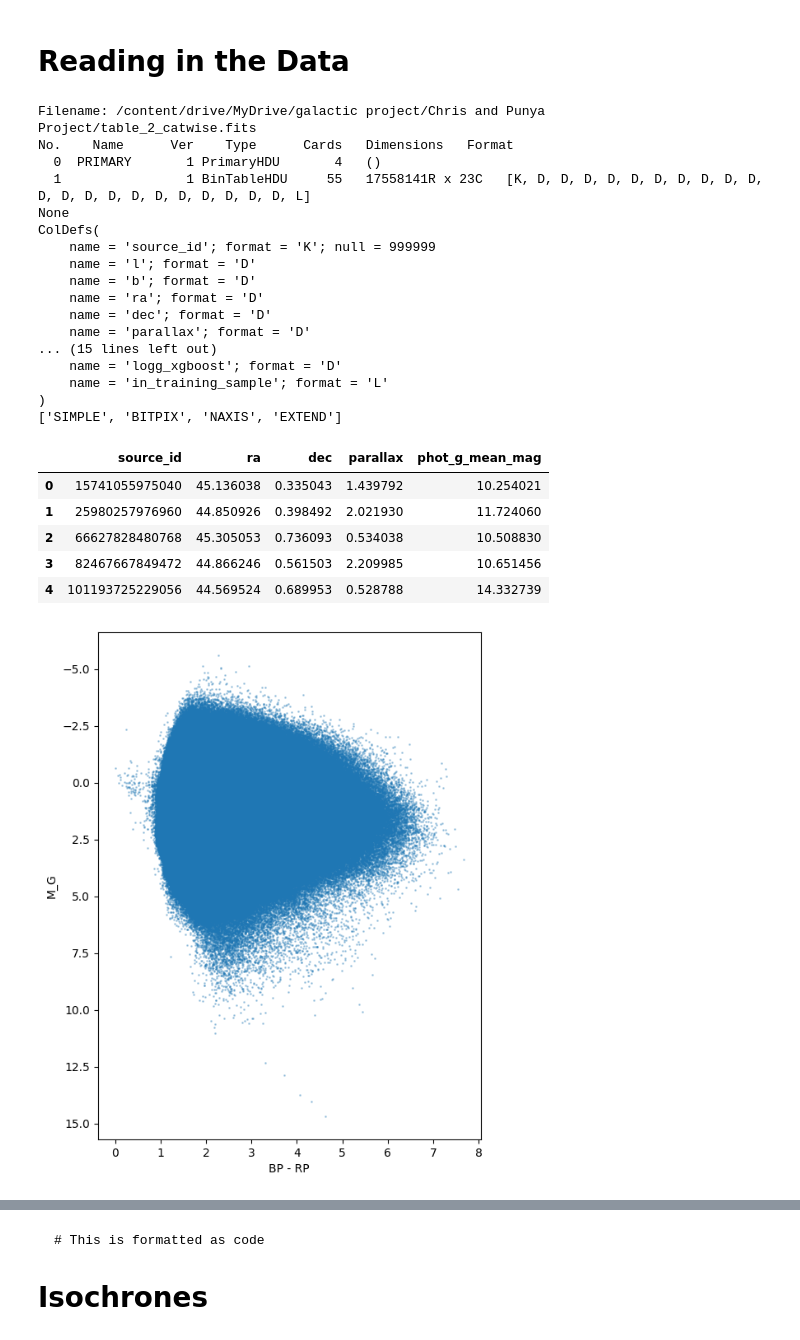
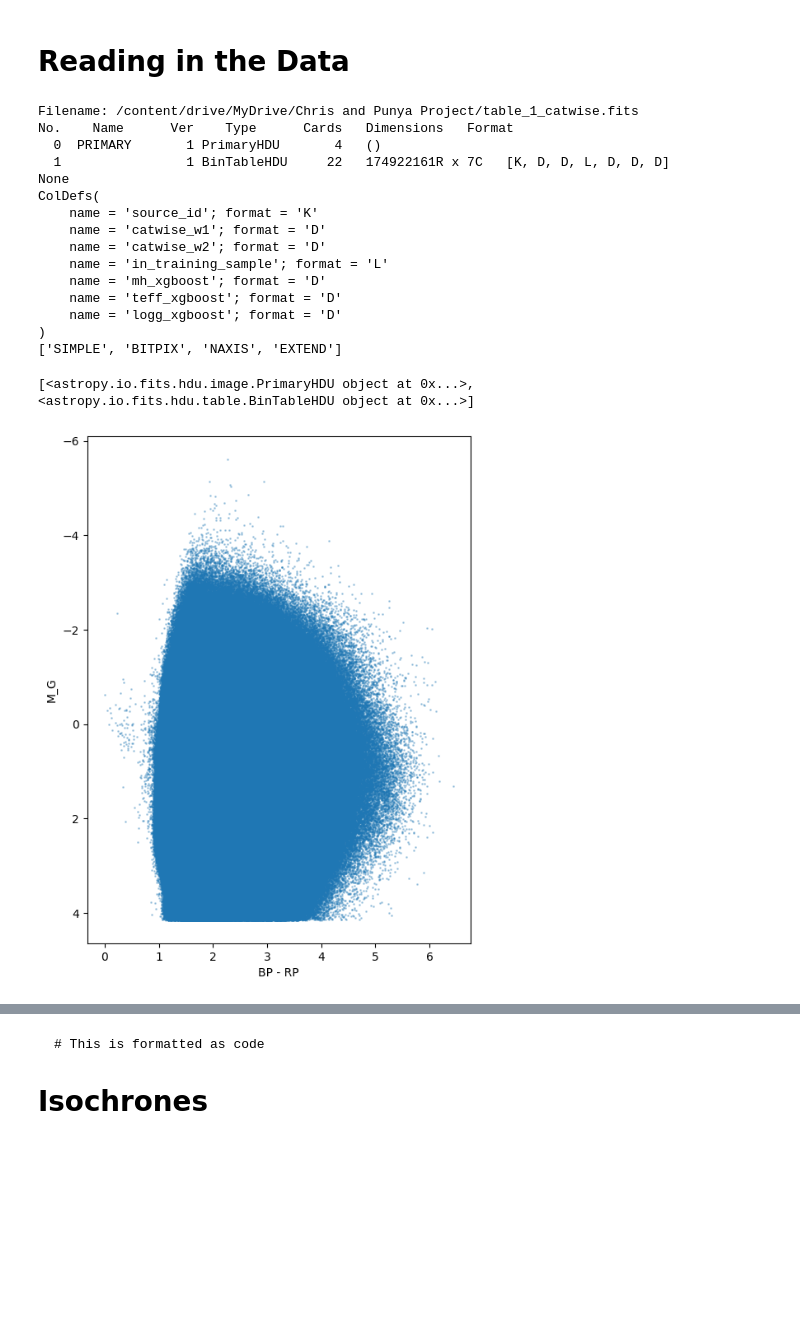
Before and after one commit to Astro-CMalhas/OU-Galactic-5443-Final-Project, a Jupyter notebook: Galactic_5443_Final_Project.ipynb, the cells around one changed output, grey strips where cells are left out. Saved outputs shown, nothing was run; the diff lists cells and outputs as text; code cells hidden in the pictures; blank space fills up the shorter version.

```diff
--- a/Galactic_5443_Final_Project.ipynb
+++ b/Galactic_5443_Final_Project.ipynb
@@ -56,8 +39,10 @@ Downloading data...http://stev.oapd.inaf.it/tmp/output180618040802.dat
 # %%
 #Open FITS file:
 #hdu = fits.open('/content/drive/MyDrive/Chris and Punya Project/table_2_catwise.fits')
-hdu = fits.open('/content/drive/MyDrive/galactic project/Chris and Punya Project/table_2_catwise.fits')
+#hdu = fits.open('/content/drive/MyDrive/galactic project/Chris and Punya Project/table_2_catwise.fits')
+hdu = fits.open('/content/drive/MyDrive/Chris and Punya Project/table_1_catwise.fits')
 
+#/content/drive/MyDrive/Chris and Punya Project/table_2_catwise.fits
 #An HDU (Header Data Unit) consist of a header and (typically) a data array or table.
 
 #Check our HDU information, slices and cube:
@@ -70,31 +55,18 @@ print(data.columns)
 
 print(list(header.keys()))
 # %% [output]
-Filename: /content/drive/MyDrive/galactic project/Chris and Punya Project/table_2_catwise.fits
+Filename: /content/drive/MyDrive/Chris and Punya Project/table_1_catwise.fits
 No.    Name      Ver    Type      Cards   Dimensions   Format
   0  PRIMARY       1 PrimaryHDU       4   ()
-  1                1 BinTableHDU     55   17558141R x 23C   [K, D, D, D, D, D, D, D, D, D, D, D, D, D, D, D, D, D, D, D, D, D, L]
+  1                1 BinTableHDU     22   174922161R x 7C   [K, D, D, L, D, D, D]
 None
 ColDefs(
-    name = 'source_id'; format = 'K'; null = 999999
-    name = 'l'; format = 'D'
-    name = 'b'; format = 'D'
-    name = 'ra'; format = 'D'
-    name = 'dec'; format = 'D'
-    name = 'parallax'; format = 'D'
-... (15 lines left out)
+    name = 'source_id'; format = 'K'
+    name = 'catwise_w1'; format = 'D'
+    name = 'catwise_w2'; format = 'D'
+    name = 'in_training_sample'; format = 'L'
+    name = 'mh_xgboost'; format = 'D'
+    name = 'teff_xgboost'; format = 'D'
     name = 'logg_xgboost'; format = 'D'
-    name = 'in_training_sample'; format = 'L'
 )
 ['SIMPLE', 'BITPIX', 'NAXIS', 'EXTEND']
-# %%
-cols = ["source_id", "ra", "dec", "parallax", "phot_g_mean_mag"]
-df = pd.DataFrame({c: data[c] for c in cols})
-df.head()
-# %% [output]
-|  | source_id | ra | dec | parallax | phot_g_mean_mag |
-| 0 | 15741055975040 | 45.136038 | 0.335043 | 1.439792 | 10.254021 |
-| 1 | 25980257976960 | 44.850926 | 0.398492 | 2.021930 | 11.724060 |
-| 2 | 66627828480768 | 45.305053 | 0.736093 | 0.534038 | 10.508830 |
-| 3 | 82467667849472 | 44.866246 | 0.561503 | 2.209985 | 10.651456 |
-| 4 | 101193725229056 | 44.569524 | 0.689953 | 0.528788 | 14.332739 |
@@ -101,20 +121,32 @@ df.head()
+# %%
+print (hdu)
+# %% [output]
+[<astropy.io.fits.hdu.image.PrimaryHDU object at 0x...>, <astropy.io.fits.hdu.table.BinTableHDU object at 0x...>]
 # %%
-import matplotlib.pyplot as plt
-import numpy as np
 
-bp = data["phot_bp_mean_mag"]
-rp = data["phot_rp_mean_mag"]
-g  = data["phot_g_mean_mag"]
-par = data["parallax"]
+bp = df2["phot_bp_mean_mag"]
+rp = df2["phot_rp_mean_mag"]
+g  = df2["phot_g_mean_mag"]
+par = df2["parallax"]
+abs_g = df2['absolutemagnitude']
+#dist = 1000 / par
+#abs_g = g - 5 * np.log10(dist) + 5
+print (abs_g.max())
+plt.figure(figsize=(6,8))
+#plt.scatter(bp - rp, abs_g, s=1, alpha=0.3)
+plt.hexbin(bp - rp, abs_g, cmap='gist_heat',gridsize=200, mincnt=1,bins='log')
 
-dist = 1000 / par
-abs_g = g - 5 * np.log10(dist) + 5
-
-plt.figure(figsize=(6,8))
-plt.scatter(bp - rp, abs_g, s=1, alpha=0.3)
 plt.gca().invert_yaxis()
 plt.xlabel("BP - RP")
 plt.ylabel("M_G")
 plt.show()
-# %% [output]
-[figure, removed]
+# %%
+
+plt.figure(figsize=(6,8))
+plt.scatter(bp - rp, abs_g, s=1, alpha=0.3)
+plt.gca().invert_yaxis()
+plt.xlabel("BP - RP")
+plt.ylabel("M_G")
+plt.show()
+# %% [output]
+[figure, added]
```
Also changed, not shown: parts of 13 cells of this notebook.
